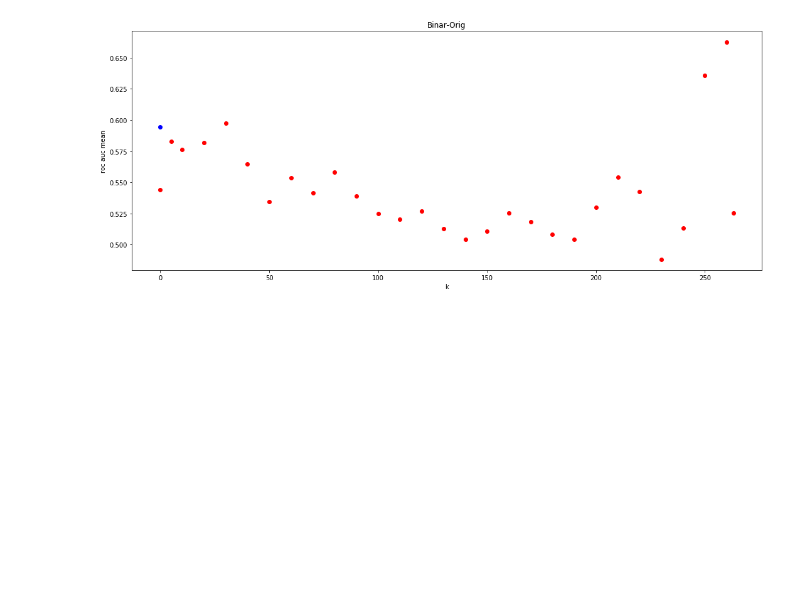
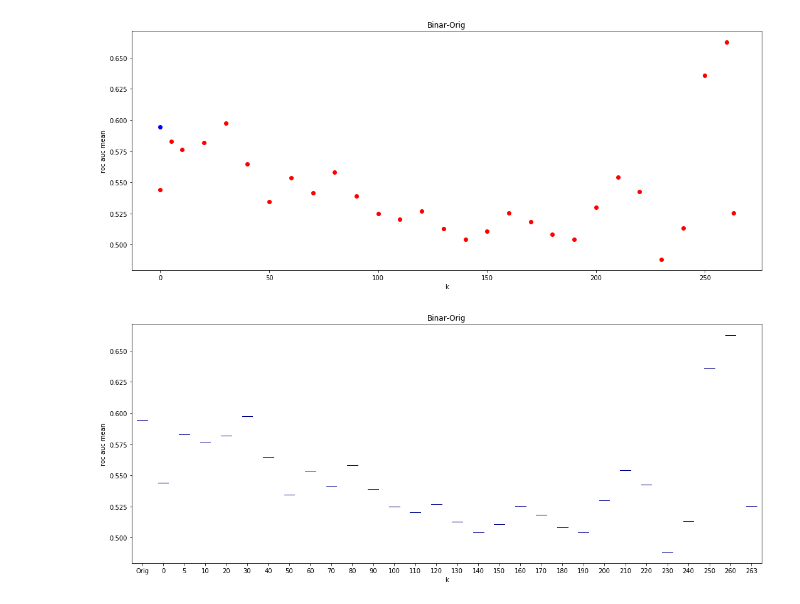
Before and after one commit to Tismoney/PRNI2016, a Jupyter notebook: ResultProcessing-ver2.0.ipynb, the cells around one changed output. Drawn from its saved outputs; the diff is of its cells as text; code cells hidden in the pictures; blank space fills up the shorter version.

```diff
--- a/ResultProcessing-ver2.0.ipynb
+++ b/ResultProcessing-ver2.0.ipynb
@@ -21,14 +21,14 @@ def get_graph(roc_tmp, title, columns):
     plt.ylabel('roc auc mean')
     plt.title(title)
 # %%
-def get_boxplot(roc_list, title , columns):
+def get_boxplot(roc_list, title , columns, figsize = (18, 7)):
     tmp = np.hstack(roc_list)
     tmp = tmp.T
     assert(len(columns) == tmp.shape[1])
     dt = pd.DataFrame(tmp, columns=columns)
     color = dict(boxes='DarkGreen', whiskers='DarkOrange',
               medians='DarkBlue', caps='Gray')
-    dt.plot.box(color=color, sym='r+',title=title, figsize=(18, 7))
+    dt.plot.box(color=color, sym='r+',title=title, figsize=figsize)
     plt.xlabel('k')
     plt.ylabel('roc auc mean')
 # %%
@@ -121,3 +140,7 @@ Go_box('XGB_Binar', 'Binar-Orig')
 Go_plot('SVC_Binar/results_1.csv', 'Binar-Orig')
 # %% [output]
 [figure]
+# %%
+Go_box('SVC_Binar', 'Binar-Orig')
+# %% [output]
+[figure, added]
```
Also changed, not shown: parts of 9 cells of this notebook.
